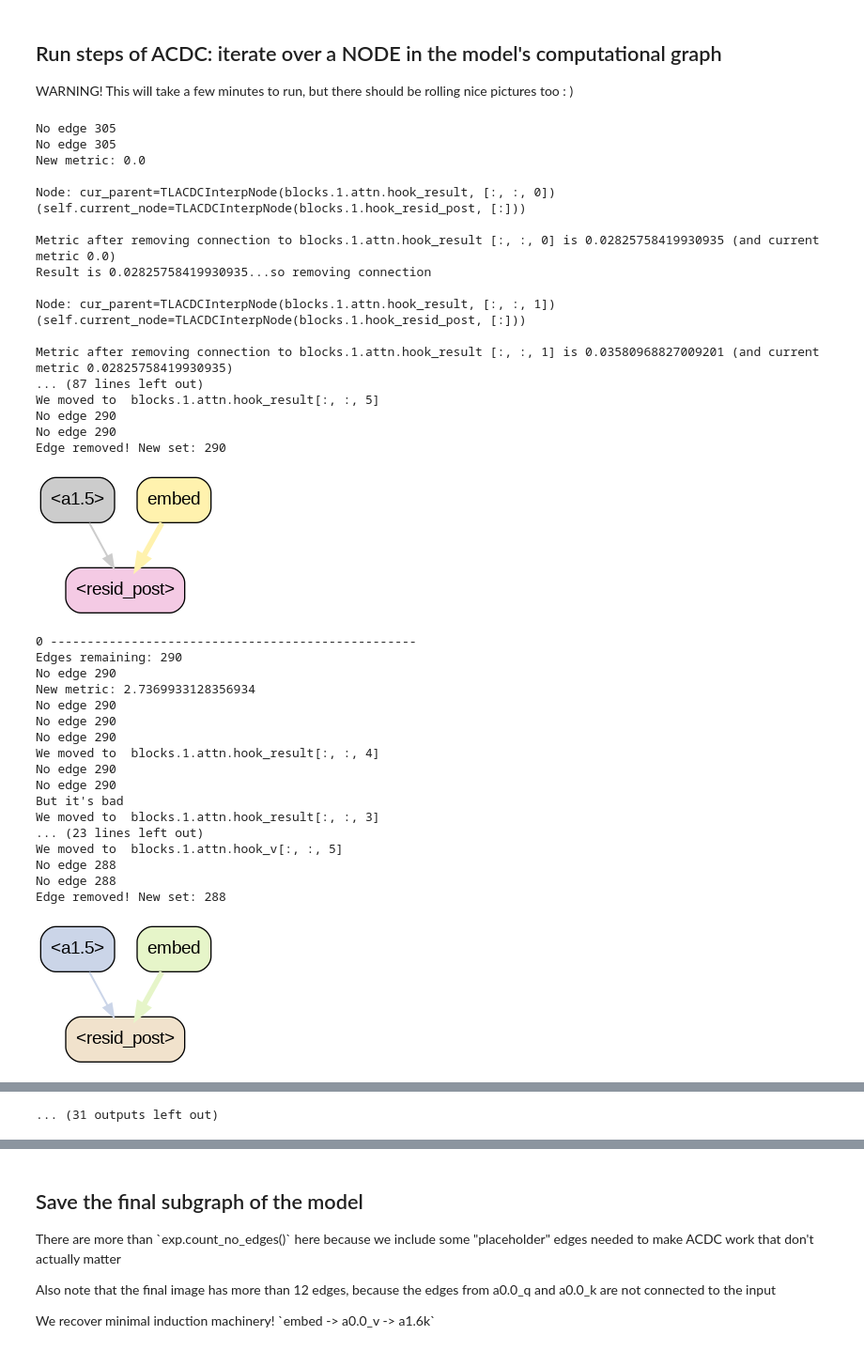
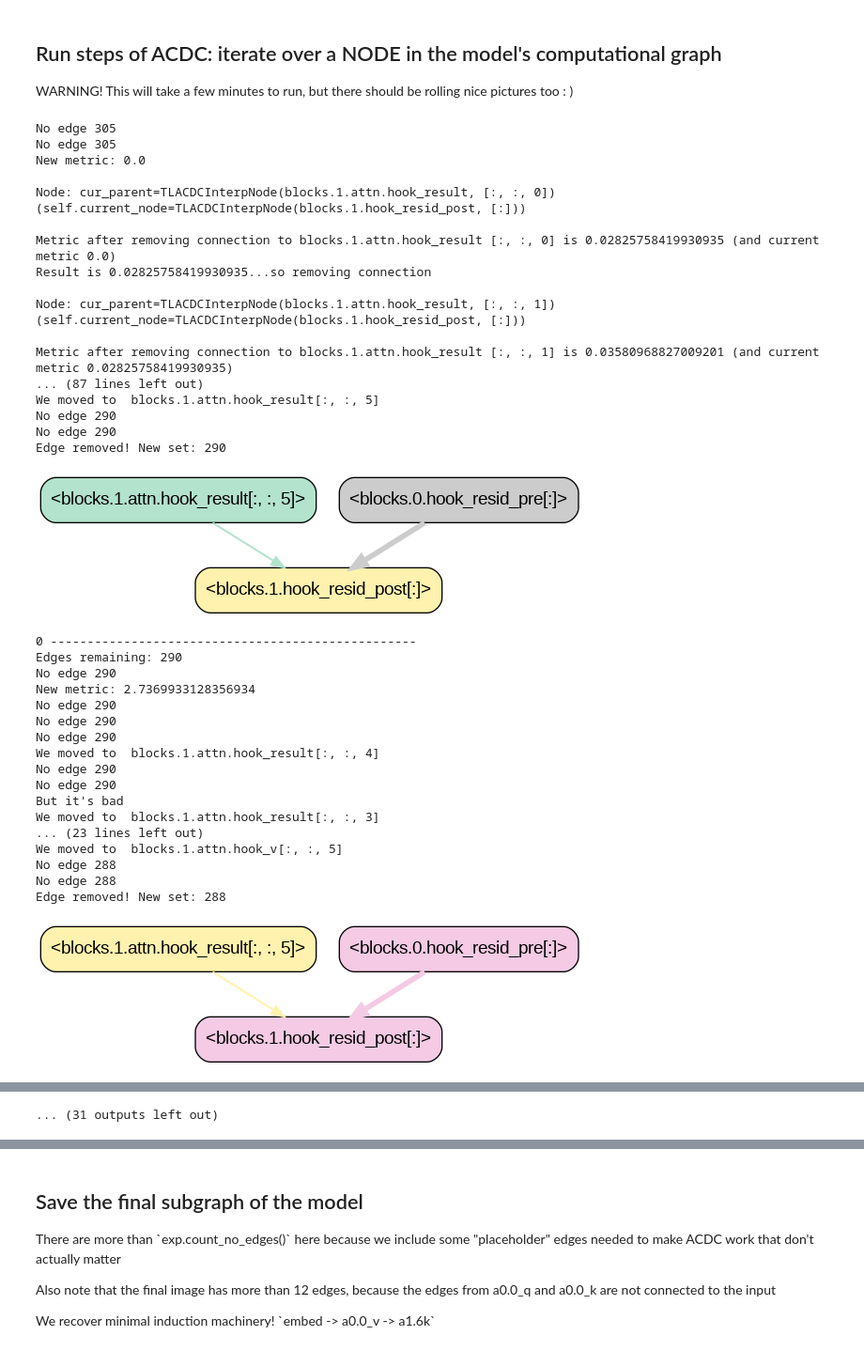
Before and after one commit to IoulianosPol/Internship, a Jupyter notebook: acdc/notebooks/acdc_my_demo_induction.ipynb, the cells around one changed output, grey strips where cells are left out. Shown at 94% size. Cells and saved outputs as stored; diff of their text form; code cells hidden in the pictures.

```diff
--- a/acdc/notebooks/acdc_my_demo_induction.ipynb
+++ b/acdc/notebooks/acdc_my_demo_induction.ipynb
@@ -515,7 +512,8 @@ for prompt_idx in range(len(val_data)):
     for i, (token_id, is_induction_target) in enumerate(zip(prompt_tokens, mask[prompt_idx])):
         if is_induction_target:
             # If the mask at this position is True (meaning we expect the model to copy)
-            print(f"Position {i}: The model was expected to predict token '{tl_model.to_string(token_id)}'")
+            prev_token_id = prompt_tokens[i - 1]
+            print(f"Position {i}: The model was expected to predict token '{tl_model.to_string(token_id)}' after token :'{tl_model.to_string(prev_token_id)}'.")
             induction_count += 1
 
     if induction_count == 0:
@@ -707,7 +705,7 @@ for i in range(args.max_num_epochs):
         print(f"Edge removed! New set: {current_edge_count}")
 
         fname = f"ims/img_pruned_{i+1}.png"
-        show(exp.corr, fname=fname, show_full_index=False)
+        show(exp.corr, fname=fname, show_full_index=True)
 
         if IN_COLAB or ipython is not None:
             display(Image(fname))
@@ -723,34 +721,34 @@ for i in range(args.max_num_epochs):
     if exp.current_node is None or SINGLE_STEP:
         show(exp.corr, f"ims/ACDC_img_{exp_time}.png")
         break
 
 if USING_WANDB:
     edges_fname = f"edges.pth"
     exp.save_edges(edges_fname)
     artifact = wandb.Artifact(edges_fname, type="dataset")
     artifact.add_file(edges_fname)
     wandb.log_artifact(artifact)
     os.remove(edges_fname)
     wandb.finish()
 # %% [output]
 No edge 305
 No edge 305
 New metric: 0.0
 
 Node: cur_parent=TLACDCInterpNode(blocks.1.attn.hook_result, [:, :, 0]) (self.current_node=TLACDCInterpNode(blocks.1.hook_resid_post, [:]))
 
 Metric after removing connection to blocks.1.attn.hook_result [:, :, 0] is 0.02825758419930935 (and current metric 0.0)
 Result is 0.02825758419930935...so removing connection
 
 Node: cur_parent=TLACDCInterpNode(blocks.1.attn.hook_result, [:, :, 1]) (self.current_node=TLACDCInterpNode(blocks.1.hook_resid_post, [:]))
 
 Metric after removing connection to blocks.1.attn.hook_result [:, :, 1] is 0.03580968827009201 (and current metric 0.02825758419930935)
 ... (87 lines left out)
 We moved to  blocks.1.attn.hook_result[:, :, 5]
 No edge 290
 No edge 290
 Edge removed! New set: 290
-[figure, old version]
+[figure, new version]
 0 --------------------------------------------------
 Edges remaining: 290
 No edge 290
@@ -768,7 +766,7 @@ We moved to  blocks.1.attn.hook_v[:, :, 5]
 No edge 288
 No edge 288
 Edge removed! New set: 288
-[figure, old version]
+[figure, new version]
 1 --------------------------------------------------
 Edges remaining: 288
 No edge 288
```
Also changed, not shown: parts of 7 cells of this notebook, 2 other files.
